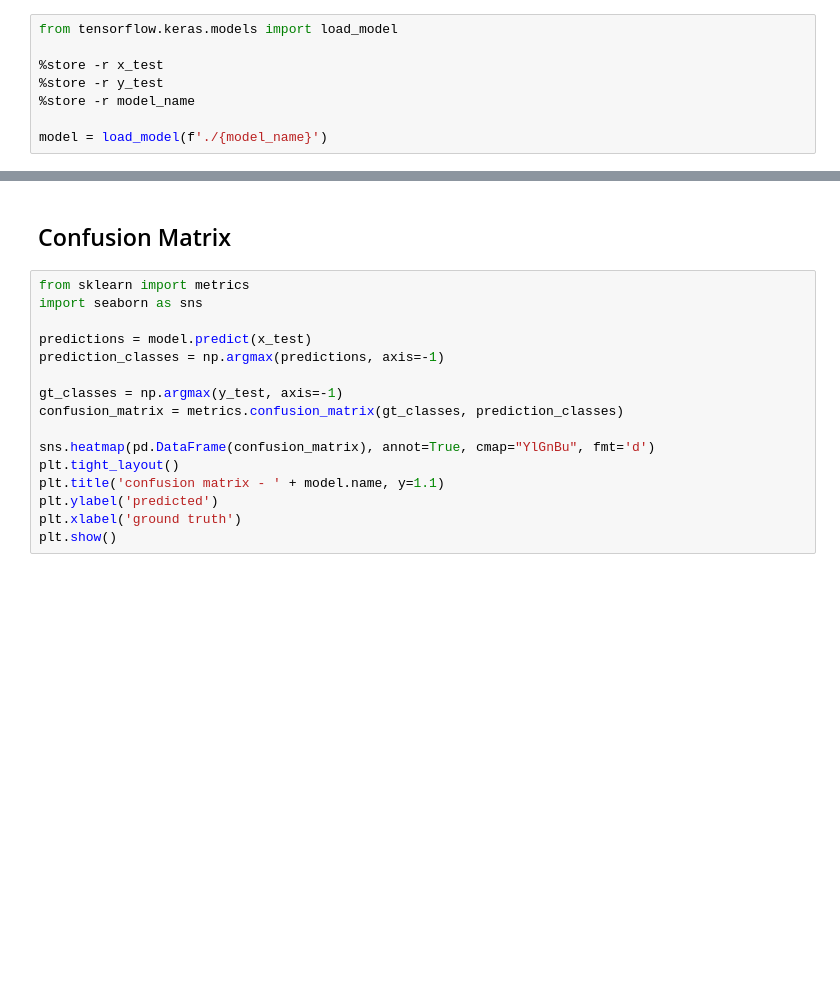
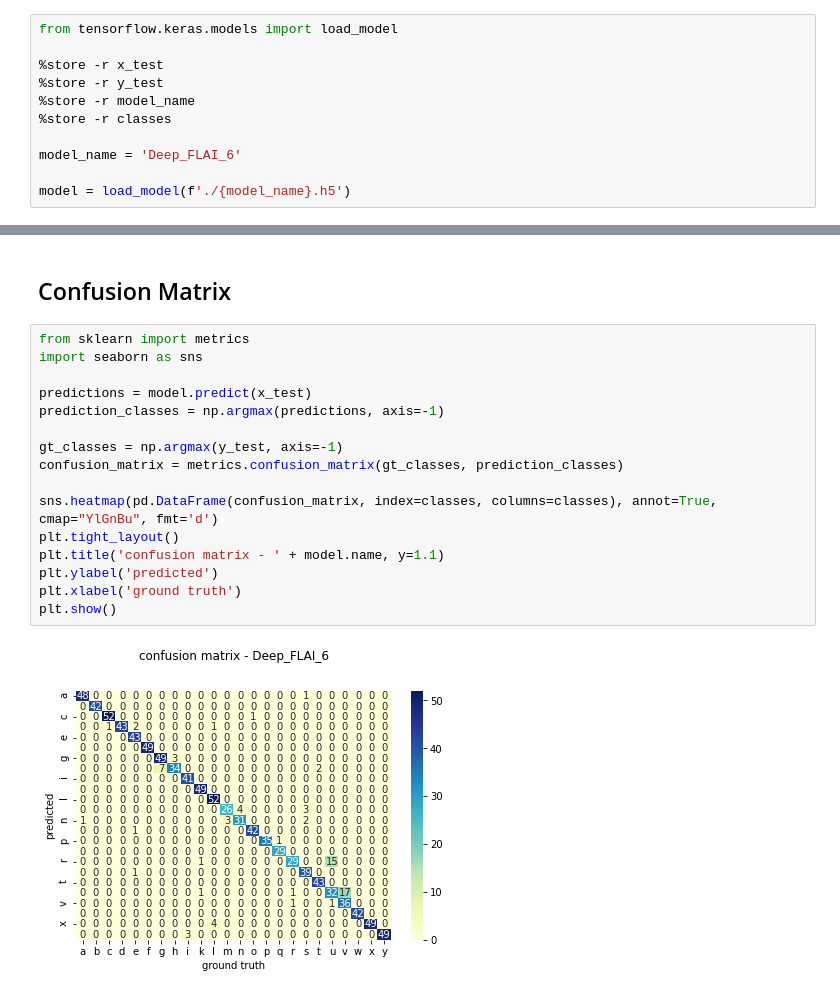
Before and after one commit to MoritzKronberger/FLAI, a Jupyter notebook: neural_net/flai_net/evaluate_neural_net.ipynb, the cells around one changed output, grey strips where cells are left out. Saved outputs shown, nothing was run; the diff lists cells and outputs as text; blank space fills up the shorter version.

```diff
--- a/neural_net/flai_net/evaluate_neural_net.ipynb
+++ b/neural_net/flai_net/evaluate_neural_net.ipynb
@@ -12,8 +12,11 @@ from tensorflow.keras.models import load_model
 %store -r x_test
 %store -r y_test
 %store -r model_name
+%store -r classes
 
-model = load_model(f'./{model_name}')
+model_name = 'Deep_FLAI_6'
+
+model = load_model(f'./{model_name}.h5')
 # %% [markdown]
 ## Performance on Test Data
 # %%
@@ -24,16 +30,18 @@ print(f'++++++++++++ Test data ++++++++++++\nloss={loss:.4f} acc={acc:.4f}')
 # %%
 from sklearn import metrics
 import seaborn as sns
 
 predictions = model.predict(x_test)
 prediction_classes = np.argmax(predictions, axis=-1)
 
 gt_classes = np.argmax(y_test, axis=-1)
 confusion_matrix = metrics.confusion_matrix(gt_classes, prediction_classes)
 
-sns.heatmap(pd.DataFrame(confusion_matrix), annot=True, cmap="YlGnBu", fmt='d')
+sns.heatmap(pd.DataFrame(confusion_matrix, index=classes, columns=classes), annot=True, cmap="YlGnBu", fmt='d')
 plt.tight_layout()
 plt.title('confusion matrix - ' + model.name, y=1.1)
 plt.ylabel('predicted')
 plt.xlabel('ground truth')
 plt.show()
+# %% [output]
+[figure, added]
```
Also changed, not shown: parts of 1 cell of this notebook, 2 other files.
